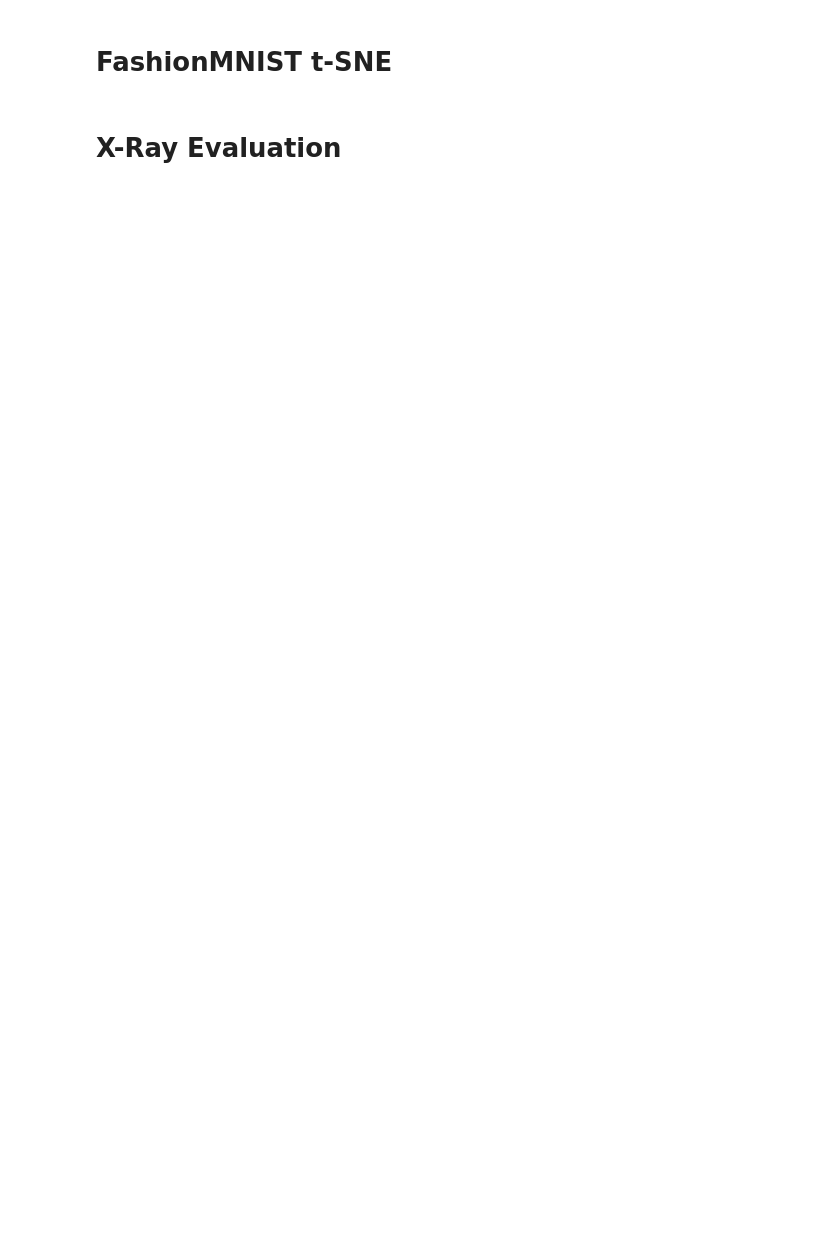
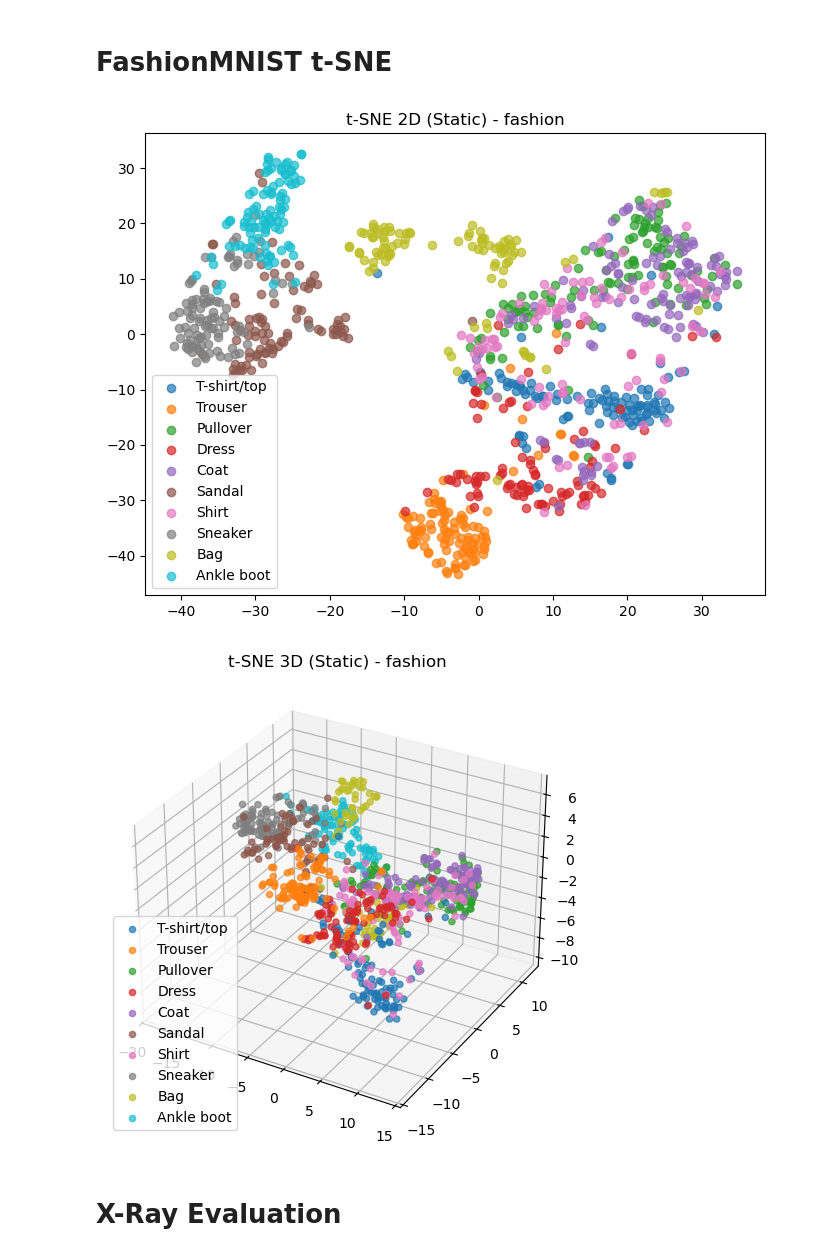
Before and after one commit to maramtarek53-ctrl/Project_4, a Jupyter notebook: Evaluation/Baseline/Evaluation.ipynb, the cells around one changed output. Saved outputs shown, nothing was run; the diff lists cells and outputs as text; code cells hidden in the pictures; blank space fills up the shorter version.

Commit message:
Static Images for tsne

```diff
--- a/Evaluation/Baseline/Evaluation.ipynb
+++ b/Evaluation/Baseline/Evaluation.ipynb
@@ -428,22 +446,25 @@ Noise σ=0.3 | MSE=0.002771 | SSIM=0.8449 | PSNR=25.57 dB
 # %%
 encodings_fashion, labels_fashion = extract_encodings(
     'fashion',
     n_samples=1000
 )
 
-plot_tsne_2d_interactive(
+plot_tsne_2d(
     'fashion',
     encodings_fashion,
     labels_fashion,
     CONFIG['datasets']['fashion']['class_names']
 )
 
-plot_tsne_3d_interactive(
+plot_tsne_3d(
     'fashion',
     encodings_fashion,
     labels_fashion,
     CONFIG['datasets']['fashion']['class_names']
 )
+# %% [output]
+[figure, added]
+[figure, added]
 # %% [markdown]
 # X-Ray Evaluation
 # %%
```
Also changed, not shown: parts of 7 cells of this notebook.
